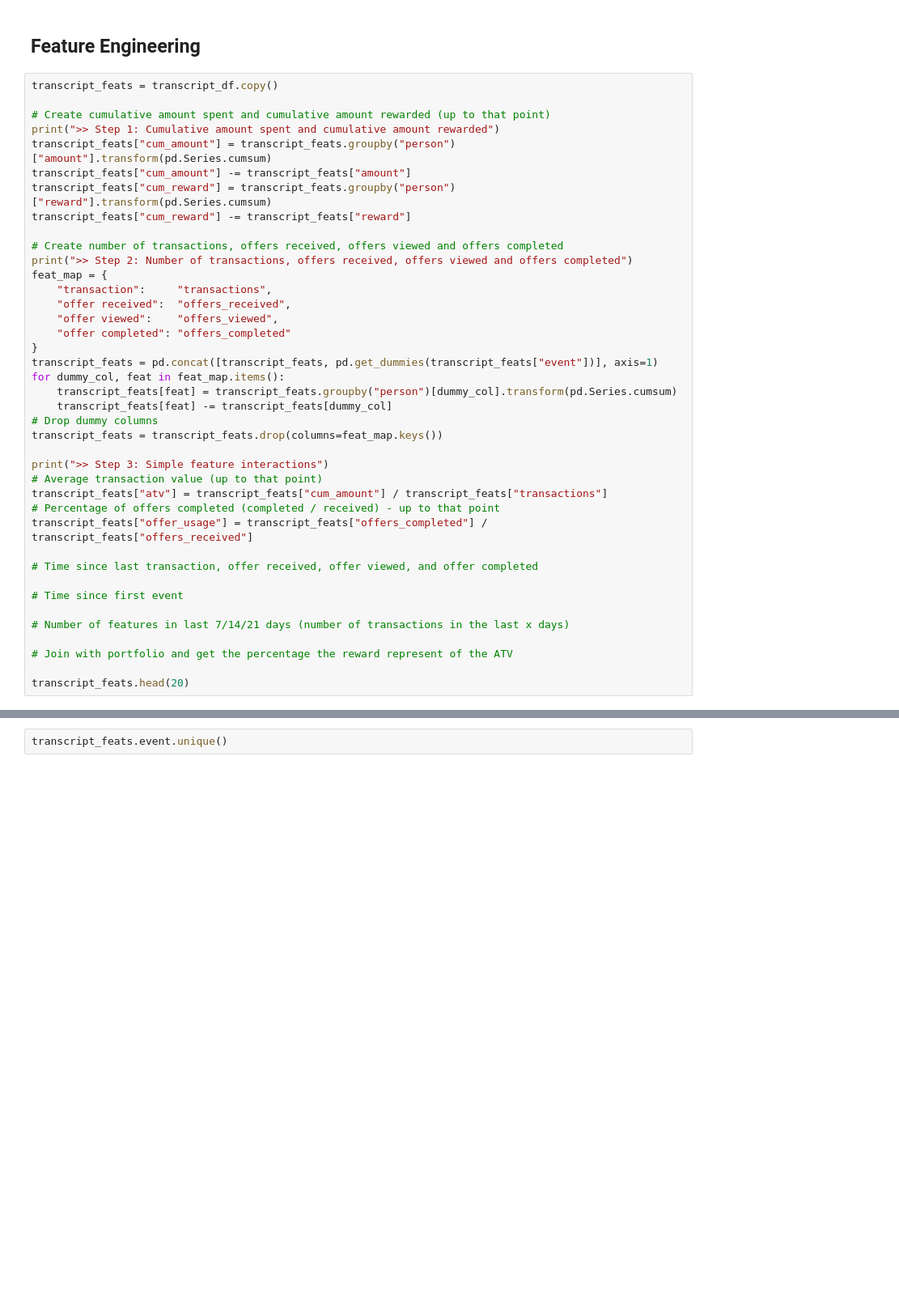
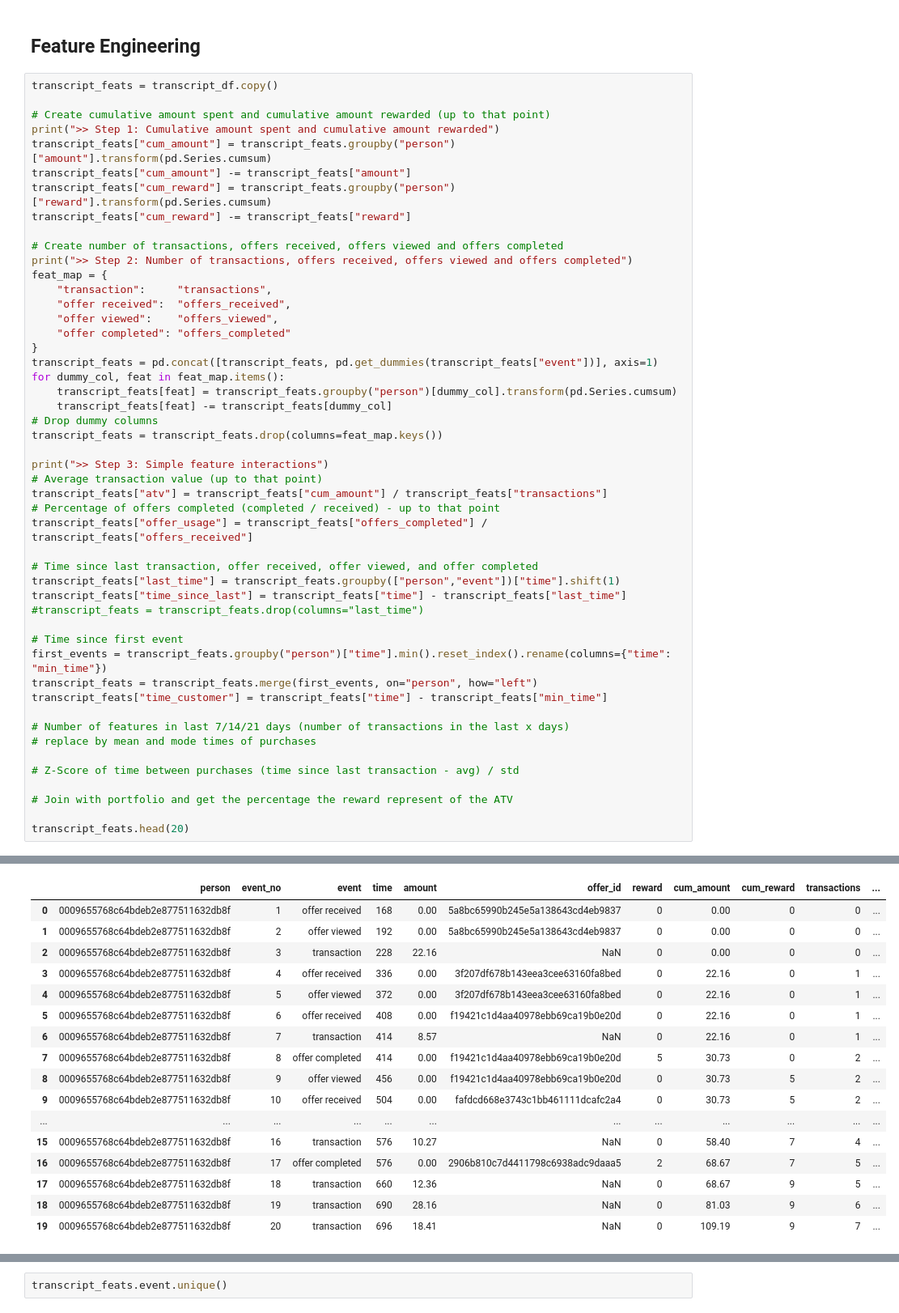
Before and after one commit to felipe-takaoka/starbucks-capstone, a Jupyter notebook: Starbucks_Capstone_notebook.ipynb, the cells around one changed output, grey strips where cells are left out. Shown at 81% size. Saved outputs shown, nothing was run; the diff lists cells and outputs as text; blank space fills up the shorter version.

```diff
--- a/Starbucks_Capstone_notebook.ipynb
+++ b/Starbucks_Capstone_notebook.ipynb
@@ -286,10 +324,19 @@ transcript_feats["atv"] = transcript_feats["cum_amount"] / transcript_feats["tra
 transcript_feats["offer_usage"] = transcript_feats["offers_completed"] / transcript_feats["offers_received"]
 
 # Time since last transaction, offer received, offer viewed, and offer completed
+transcript_feats["last_time"] = transcript_feats.groupby(["person","event"])["time"].shift(1)
+transcript_feats["time_since_last"] = transcript_feats["time"] - transcript_feats["last_time"]
+#transcript_feats = transcript_feats.drop(columns="last_time")
 
 # Time since first event
+first_events = transcript_feats.groupby("person")["time"].min().reset_index().rename(columns={"time": "min_time"})
+transcript_feats = transcript_feats.merge(first_events, on="person", how="left")
+transcript_feats["time_customer"] = transcript_feats["time"] - transcript_feats["min_time"]
 
 # Number of features in last 7/14/21 days (number of transactions in the last x days)
+# replace by mean and mode times of purchases
+
+# Z-Score of time between purchases (time since last transaction - avg) / std
 
 # Join with portfolio and get the percentage the reward represent of the ATV
 
@@ -299,3 +348,20 @@ transcript_feats.head(20)
+|  | person | event_no | event | time | amount | offer_id | reward | cum_amount | cum_reward | transactions | ... |
+| 0 | 0009655768c64bdeb2e877511632db8f | 1 | offer received | 168 | 0.00 | 5a8bc65990b245e5a138643cd4eb9837 | 0 | 0.00 | 0 | 0 | ... |
+| 1 | 0009655768c64bdeb2e877511632db8f | 2 | offer viewed | 192 | 0.00 | 5a8bc65990b245e5a138643cd4eb9837 | 0 | 0.00 | 0 | 0 | ... |
+| 2 | 0009655768c64bdeb2e877511632db8f | 3 | transaction | 228 | 22.16 | NaN | 0 | 0.00 | 0 | 0 | ... |
+| 3 | 0009655768c64bdeb2e877511632db8f | 4 | offer received | 336 | 0.00 | 3f207df678b143eea3cee63160fa8bed | 0 | 22.16 | 0 | 1 | ... |
+| 4 | 0009655768c64bdeb2e877511632db8f | 5 | offer viewed | 372 | 0.00 | 3f207df678b143eea3cee63160fa8bed | 0 | 22.16 | 0 | 1 | ... |
+| 5 | 0009655768c64bdeb2e877511632db8f | 6 | offer received | 408 | 0.00 | f19421c1d4aa40978ebb69ca19b0e20d | 0 | 22.16 | 0 | 1 | ... |
+| 6 | 0009655768c64bdeb2e877511632db8f | 7 | transaction | 414 | 8.57 | NaN | 0 | 22.16 | 0 | 1 | ... |
+| 7 | 0009655768c64bdeb2e877511632db8f | 8 | offer completed | 414 | 0.00 | f19421c1d4aa40978ebb69ca19b0e20d | 5 | 30.73 | 0 | 2 | ... |
+| 8 | 0009655768c64bdeb2e877511632db8f | 9 | offer viewed | 456 | 0.00 | f19421c1d4aa40978ebb69ca19b0e20d | 0 | 30.73 | 5 | 2 | ... |
+| 9 | 0009655768c64bdeb2e877511632db8f | 10 | offer received | 504 | 0.00 | fafdcd668e3743c1bb461111dcafc2a4 | 0 | 30.73 | 5 | 2 | ... |
+| ... | ... | ... | ... | ... | ... | ... | ... | ... | ... | ... | ... |
+| 15 | 0009655768c64bdeb2e877511632db8f | 16 | transaction | 576 | 10.27 | NaN | 0 | 58.40 | 7 | 4 | ... |
+| 16 | 0009655768c64bdeb2e877511632db8f | 17 | offer completed | 576 | 0.00 | 2906b810c7d4411798c6938adc9daaa5 | 2 | 68.67 | 7 | 5 | ... |
+| 17 | 0009655768c64bdeb2e877511632db8f | 18 | transaction | 660 | 12.36 | NaN | 0 | 68.67 | 9 | 5 | ... |
+| 18 | 0009655768c64bdeb2e877511632db8f | 19 | transaction | 690 | 28.16 | NaN | 0 | 81.03 | 9 | 6 | ... |
+| 19 | 0009655768c64bdeb2e877511632db8f | 20 | transaction | 696 | 18.41 | NaN | 0 | 109.19 | 9 | 7 | ... |
 # %%
 transcript_feats[transcript_feats["person"]=="ffff82501cea40309d5fdd7edcca4a07"]
 # %% [output]
```
Also changed, not shown: parts of 5 cells of this notebook.
